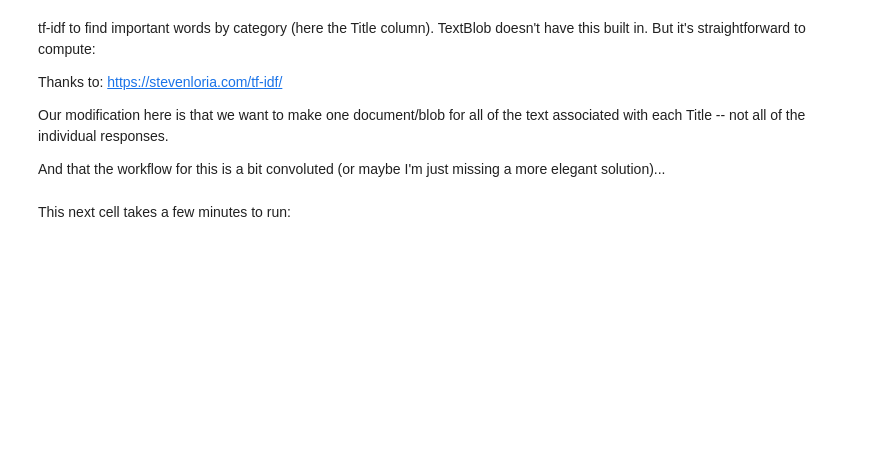
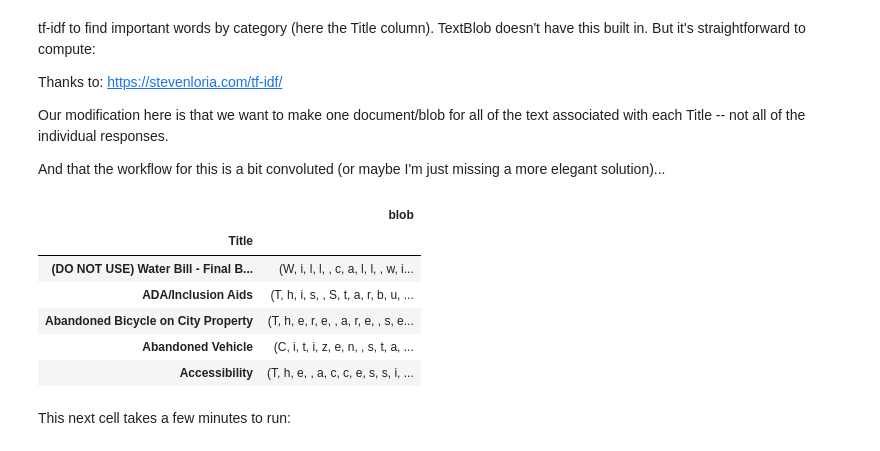
Before and after one commit to cmaimone/text-coding-group, a Jupyter notebook: tokens/textblob_example.ipynb, the cells around one changed output. Saved outputs shown, nothing was run; the diff lists cells and outputs as text; code cells hidden in the pictures; blank space fills up the shorter version.

```diff
--- a/tokens/textblob_example.ipynb
+++ b/tokens/textblob_example.ipynb
@@ -356,6 +414,15 @@ def tfidf(word, blob, bloblist):
 # %%
 ev311groups = ev311.groupby('Title').apply(lambda x: TextBlob("\n".join(x.Description)))
 ev311groups = pd.DataFrame(ev311groups, columns=["blob"])
+ev311groups.head()
+# %% [output]
+|  | blob |
+| Title |  |
+| (DO NOT USE) Water Bill - Final B... | (W, i, l, l, , c, a, l, l, , w, i... |
+| ADA/Inclusion Aids | (T, h, i, s, , S, t, a, r, b, u, ... |
+| Abandoned Bicycle on City Property | (T, h, e, r, e, , a, r, e, , s, e... |
+| Abandoned Vehicle | (C, i, t, i, z, e, n, , s, t, a, ... |
+| Accessibility | (T, h, e, , a, c, c, e, s, s, i, ... |
 # %% [markdown]
 This next cell takes a few minutes to run:
 # %%
```
Also changed, not shown: parts of 6 cells of this notebook.
